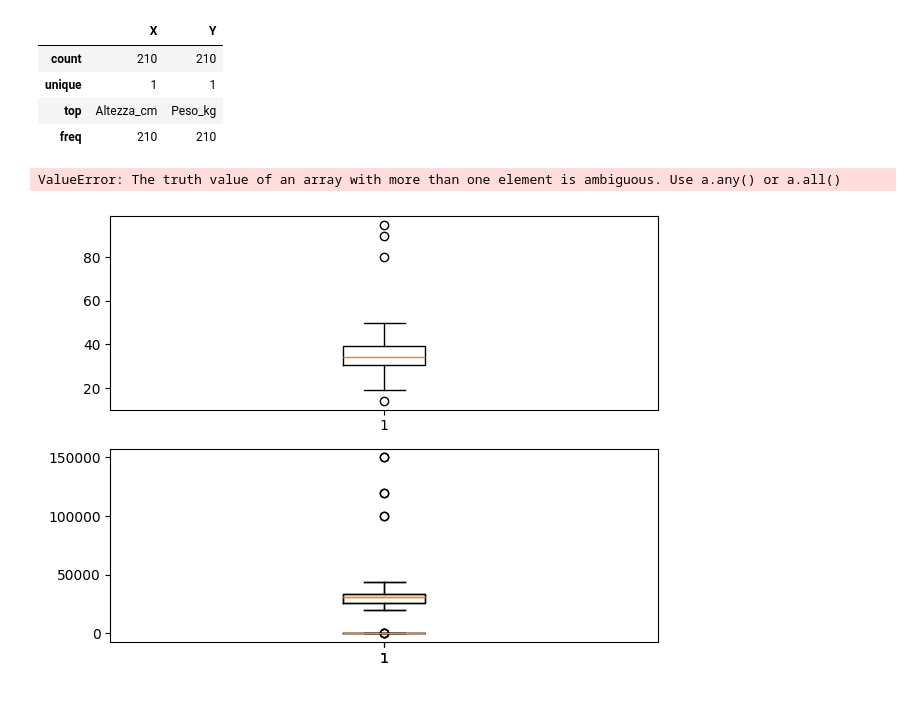
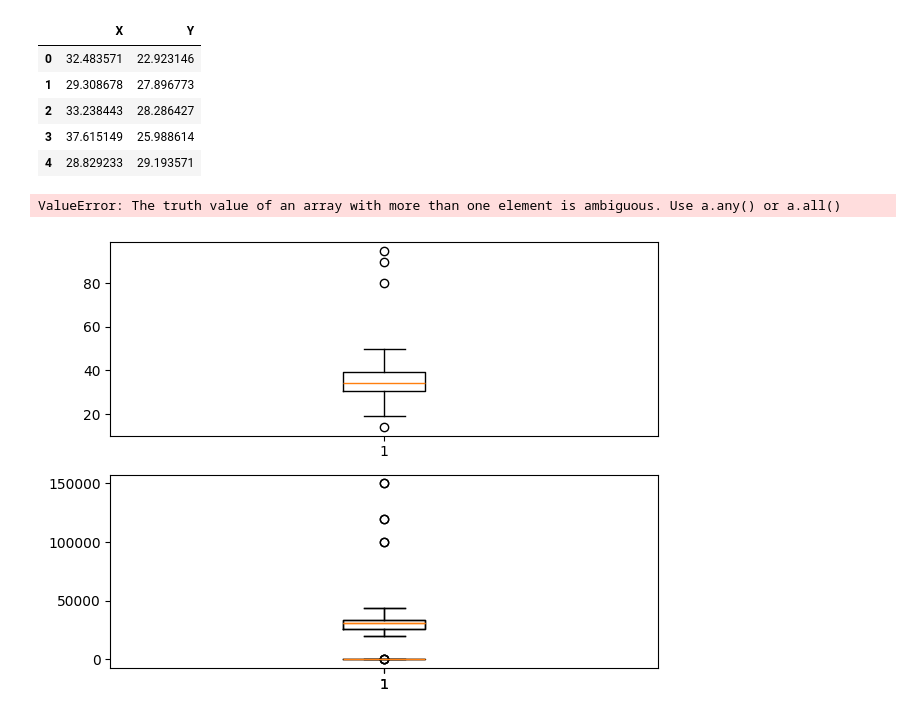
Before and after one commit to omvori/appuntini_its, a Jupyter notebook: Python/Datascience/datascience_data_processing_esercizi.ipynb, the cells around one changed output. Cells and saved outputs as stored; diff of their text form; code cells hidden in the pictures.

```diff
--- a/Python/Datascience/datascience_data_processing_esercizi.ipynb
+++ b/Python/Datascience/datascience_data_processing_esercizi.ipynb
@@ -1,20 +1,25 @@
 # %%
+#es 1
+
 import pandas as pd
 import seaborn as sns
 import matplotlib.pyplot as plt
 import numpy as np
 
-
 file1 = pd.read_excel(r'c:\Users\Andrea C\Desktop\its\Py\datascience\roba_es_preprocess\dataset_clustering_outlier_esercizio.xlsx')
 
 file1.head()
-file1.describe()
+
+np.random.seed(42)
+
+deviazione_standard = np.random.normal(100,20,200)
 # %% [output]
 |  | X | Y |
-| count | 210 | 210 |
-| unique | 1 | 1 |
-| top | Altezza_cm | Peso_kg |
-| freq | 210 | 210 |
+| 0 | 32.483571 | 22.923146 |
+| 1 | 29.308678 | 27.896773 |
+| 2 | 33.238443 | 28.286427 |
+| 3 | 37.615149 | 25.988614 |
+| 4 | 28.829233 | 29.193571 |
 # %%
 import numpy as np
 
```
Also changed, not shown: parts of 5 cells of this notebook.
